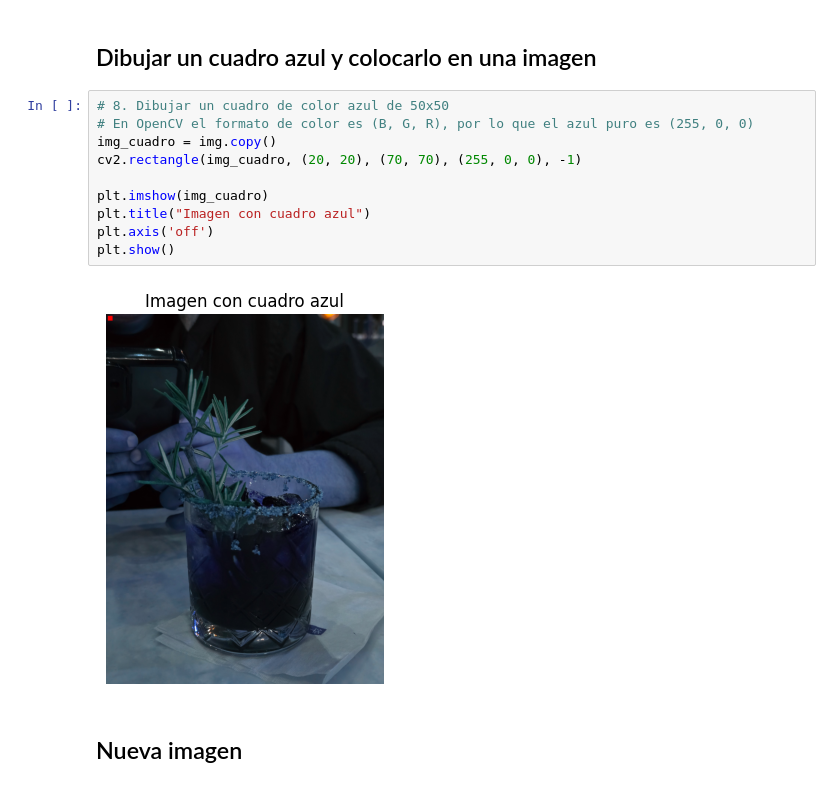
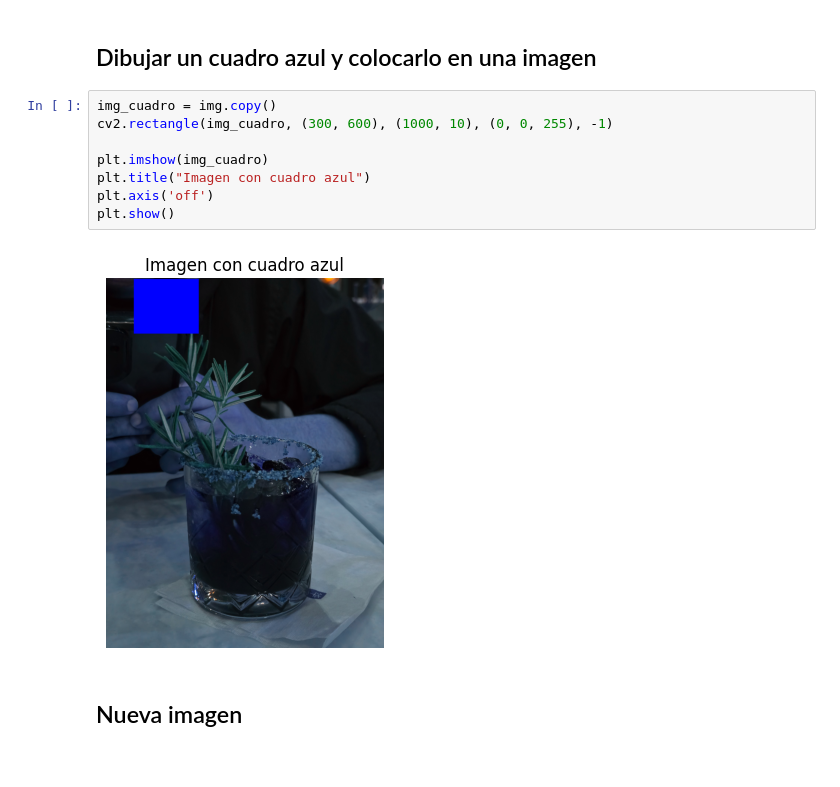
Before and after one commit to RojasG4mer/Vision-e-Inteligencia-Artificial-2026, a Jupyter notebook: Vision/Primer_EX_VeIA_JFRM.ipynb, the cells around one changed output. Cells and saved outputs as stored; diff of their text form.

```diff
--- a/Vision/Primer_EX_VeIA_JFRM.ipynb
+++ b/Vision/Primer_EX_VeIA_JFRM.ipynb
@@ -101,17 +103,15 @@ plt.show()
 # %% [markdown]
 ## Dibujar un cuadro azul y colocarlo en una imagen
 # %%
-# 8. Dibujar un cuadro de color azul de 50x50
-# En OpenCV el formato de color es (B, G, R), por lo que el azul puro es (255, 0, 0)
 img_cuadro = img.copy()
-cv2.rectangle(img_cuadro, (20, 20), (70, 70), (255, 0, 0), -1)
+cv2.rectangle(img_cuadro, (300, 600), (1000, 10), (0, 0, 255), -1)
 
 plt.imshow(img_cuadro)
 plt.title("Imagen con cuadro azul")
 plt.axis('off')
 plt.show()
 # %% [output]
-[figure, old version]
+[figure, new version]
 # %% [markdown]
 ## Nueva imagen
 # %%
```
Also changed, not shown: parts of 6 cells of this notebook, 2 other files.
